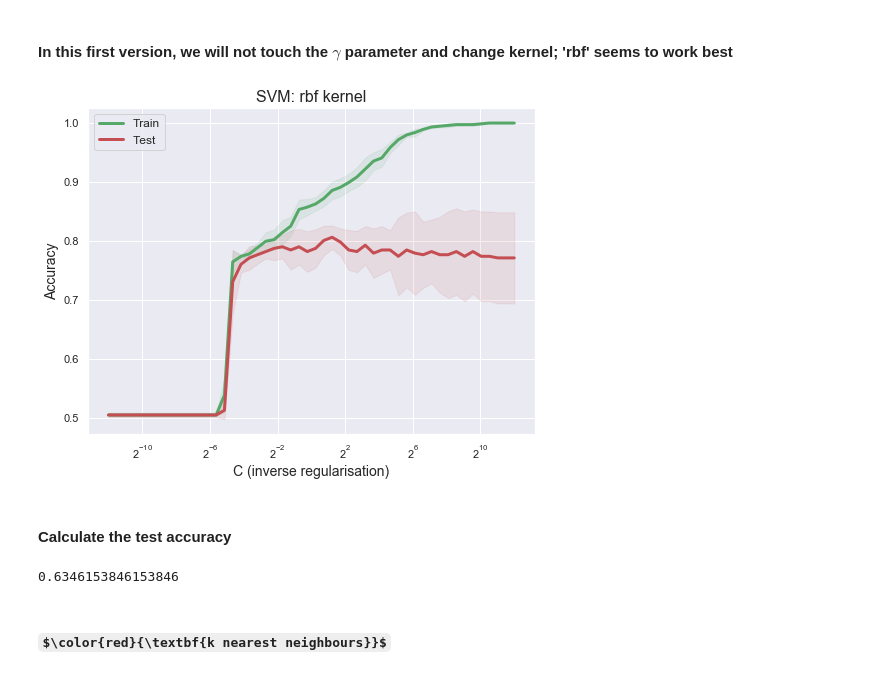
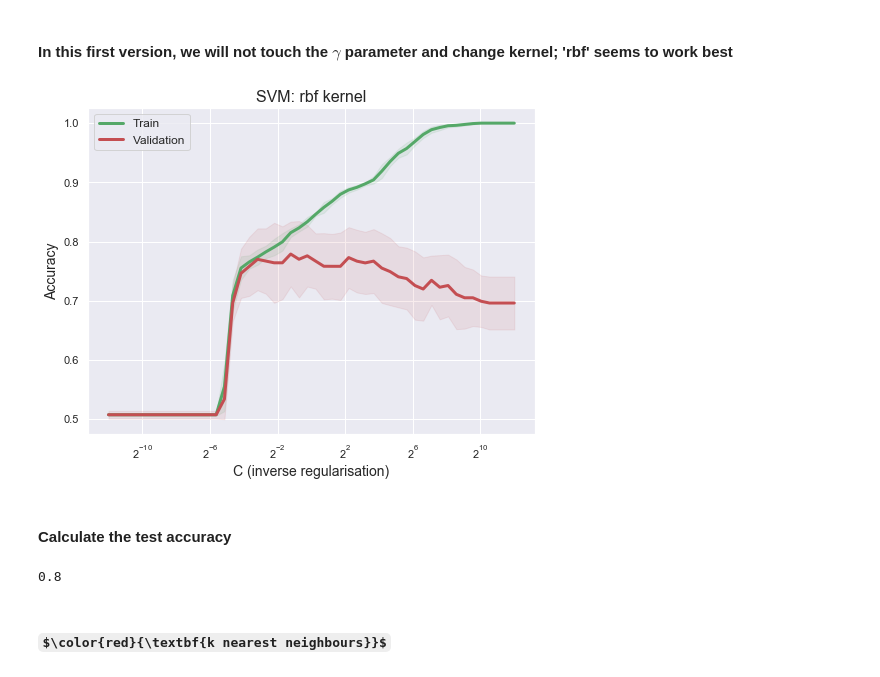
Before and after one commit to davidpirts/DBAASP, a Jupyter notebook: ml.ipynb, the cells around one changed output. Drawn from its saved outputs; the diff is of its cells as text; code cells hidden in the pictures; some formulas as TeX source.

Commit message:
mixed_data v0

```diff
--- a/ml.ipynb
+++ b/ml.ipynb
@@ -27,0 +27,5 @@ df2 = xls.parse('Test_set_Staphiloccocus')
+# %%
+# import the extra data that we have
+additional_path = 'data/additional.xlsx'
+addit_xls = pd.ExcelFile(additional_path)
+print(addit_xls.sheet_names)
@@ -27,0 +34,3 @@ df2 = xls.parse('Test_set_Staphiloccocus')
+# %%
+# there is one more column -- 'Sequence', that we remove to match the rest of the data
+df3 = addit_xls.parse('Sheet1').drop(['Sequence'], axis=1)
@@ -28,6 +41,6 @@ df2 = xls.parse('Test_set_Staphiloccocus')
 # %%
-# merge the two excel sheets into the training/validation data
-df = pd.concat([df1, df2], ignore_index=True)
+# merge the three excel sheets into the training + validation data + test
+df = pd.concat([df1, df2, df3], ignore_index=True)
 df = df.sample(frac=1).reset_index(drop=True)
 df.info()
 # %% [output]
@@ -217,3 +175,5 @@ print(X_test.shape, y_test.shape)
+# %%
+X_train, X_test, y_train, y_test = train_test_split(X, y, test_size=0.2)
 # %% [markdown]
 ### $\color{red}{\textbf{SVM}}$
 # %% [markdown]
@@ -221,46 +181,46 @@ print(X_test.shape, y_test.shape)
 # %%
 def SVMPredict(kernel, C, X, y):
     clf = make_pipeline(StandardScaler(), svm.SVC(kernel=kernel, C=C))
-    scores = cross_validate(clf, X, y, cv=3, return_train_score=True)
+    scores = cross_validate(clf, X, y, cv=5, return_train_score=True)
     return {'test_mean': scores['test_score'].mean(), 'test_std': scores['test_score'].std(),
             'train_mean': scores['train_score'].mean(), 'train_std': scores['train_score'].std()}
 
 ######### CHOOSE ADDITIONAL PARAMETERS HERE
 
 kernel = 'rbf'
 
 ######### CHOOSE ADDITIONAL PARAMETERS HERE
 
 C_list = np.logspace(-12, 12, base = 2.)
-train_accuracies = np.asarray([SVMPredict(kernel, C, X, y)['train_mean'] for C in C_list])
-train_stds = np.asarray([SVMPredict(kernel, C, X, y)['train_std'] for C in C_list])
+train_accuracies = np.asarray([SVMPredict(kernel, C, X_train, y_train)['train_mean'] for C in C_list])
+train_stds = np.asarray([SVMPredict(kernel, C, X_train, y_train)['train_std'] for C in C_list])
 plt.plot(C_list, train_accuracies, 'g', linewidth = 3)
 plt.fill_between(C_list, train_accuracies - train_stds, train_accuracies + train_stds, alpha = 0.10, color='g')
-test_accuracies = np.asarray([SVMPredict(kernel, C, X, y)['test_mean'] for C in C_list])
-test_stds = np.asarray([SVMPredict(kernel, C, X, y)['test_std'] for C in C_list])
-plt.plot(C_list, test_accuracies, 'r', linewidth = 3)
+valid_accuracies = np.asarray([SVMPredict(kernel, C, X_train, y_train)['test_mean'] for C in C_list])
+valid_stds = np.asarray([SVMPredict(kernel, C, X_train, y_train)['test_std'] for C in C_list])
+plt.plot(C_list, valid_accuracies, 'r', linewidth = 3)
 plt.xscale('log', basex=2)
-plt.fill_between(C_list, test_accuracies - test_stds, test_accuracies + test_stds, alpha = 0.10, color='r')
-plt.legend(('Train', 'Test'), fontsize = 12)
+plt.fill_between(C_list, valid_accuracies - valid_stds, valid_accuracies + valid_stds, alpha = 0.10, color='r')
+plt.legend(('Train', 'Validation'), fontsize = 12)
 plt.title('SVM: rbf kernel', fontsize = 16)
 plt.ylabel('Accuracy', fontsize = 14)
 plt.xlabel('C (inverse regularisation)', fontsize = 14)
 plt.show()
 # %% [output]
-[figure, old version]
+[figure, new version]
 # %% [markdown]
 #### Calculate the test accuracy
 # %%
 # standardizing data (both train+valid and test)
 scaler = StandardScaler()
-scaler.fit(X)
-X_scaled = scaler.transform(X)
+scaler.fit(X_train)
+X_train_scaled = scaler.transform(X_train)
 X_test_scaled = scaler.transform(X_test)
 
 # standardizing data (both train+valid and test)
-clf = svm.SVC(kernel=kernel, C=1000)
-clf.fit(X_scaled, y)
+clf = svm.SVC(kernel=kernel, C=4)
+clf.fit(X_train_scaled, y_train)
 y_test_pred = clf.predict(X_test_scaled)
 accuracy_score(y_test, y_test_pred)
 # %% [output]
-0.6346153846153846
+0.8
```
Also changed, not shown: parts of 23 cells of this notebook.
